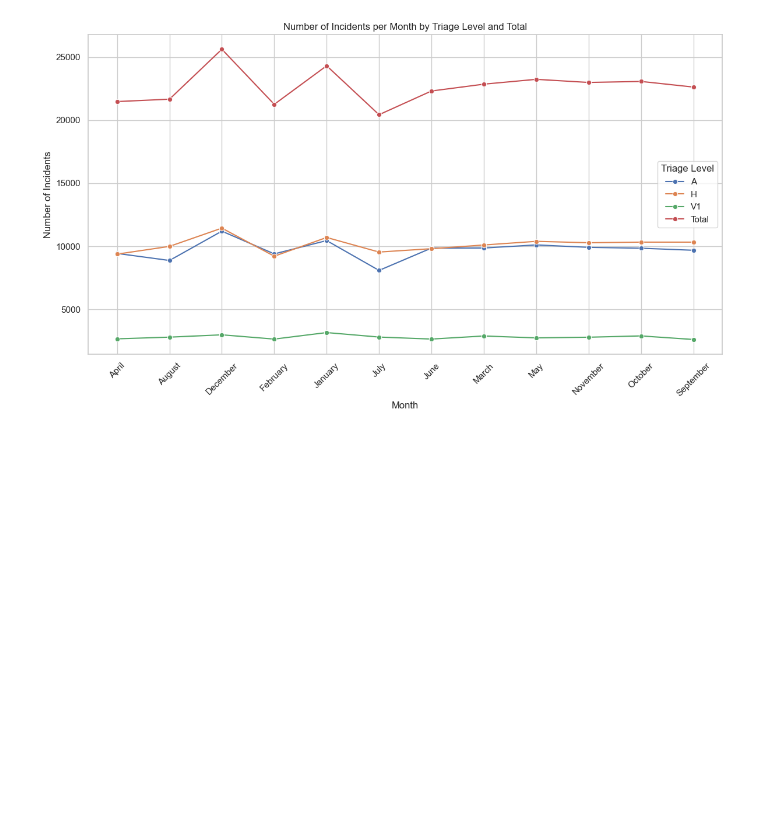
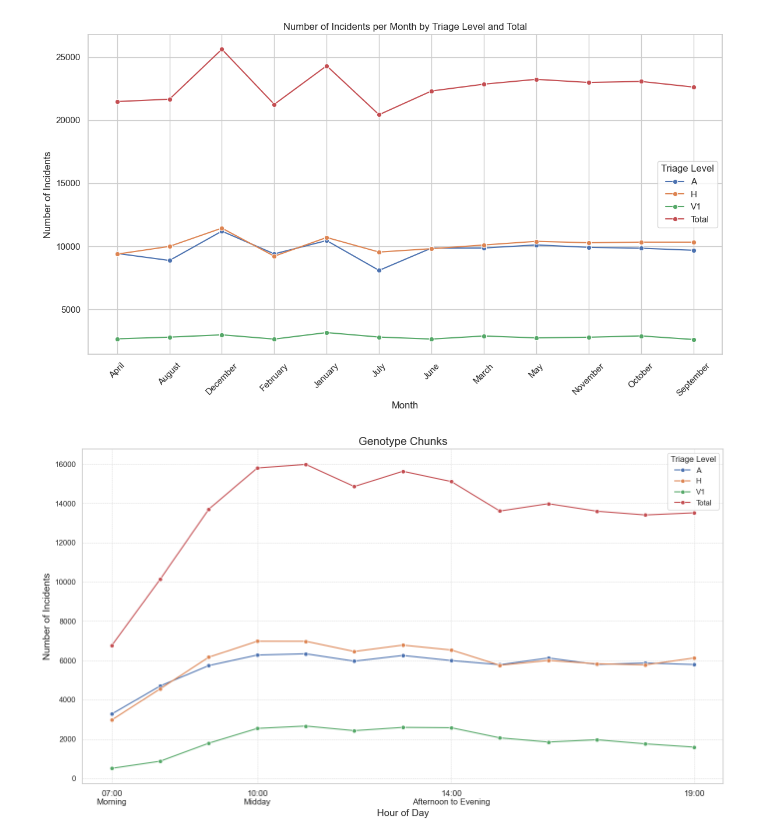
Before and after one commit to Emergency-Optimizers/Data-Processing, a Jupyter notebook: source/analysis/sandbox_torjus_v2.ipynb, the cells around one changed output. Cells and saved outputs as stored; diff of their text form; code cells hidden in the pictures; blank space fills up the shorter version.

Commit message:
time chunks

```diff
--- a/source/analysis/sandbox_torjus_v2.ipynb
+++ b/source/analysis/sandbox_torjus_v2.ipynb
@@ -277,3 +277,21 @@ plt.show()
 [figure]
 [figure]
 [figure]
+# %%
+df_melted_hour = df_filtered.melt(id_vars='hour', var_name='Triage Level', value_name='Number of Incidents')
+
+custom_ticks = [7, 10, 14, 19]
+custom_labels = ['07:00\nMorning', '10:00\nMidday', '14:00\nAfternoon to Evening', '19:00']
+
+plt.figure(figsize=(14, 8))
+sns.lineplot(data=df_melted_hour, x='hour', y='Number of Incidents', hue='Triage Level', marker='o')
+
+plt.title('Genotype Chunks', fontsize=16)
+plt.xlabel('Hour of Day', fontsize=14)
+plt.ylabel('Number of Incidents', fontsize=14)
+plt.xticks(custom_ticks, custom_labels, fontsize=12)  # Applying custom ticks and labels
+plt.grid(True, which='both', linestyle='--', linewidth=0.5)
+plt.tight_layout()
+plt.show()
+# %% [output]
+[figure, added]
```
